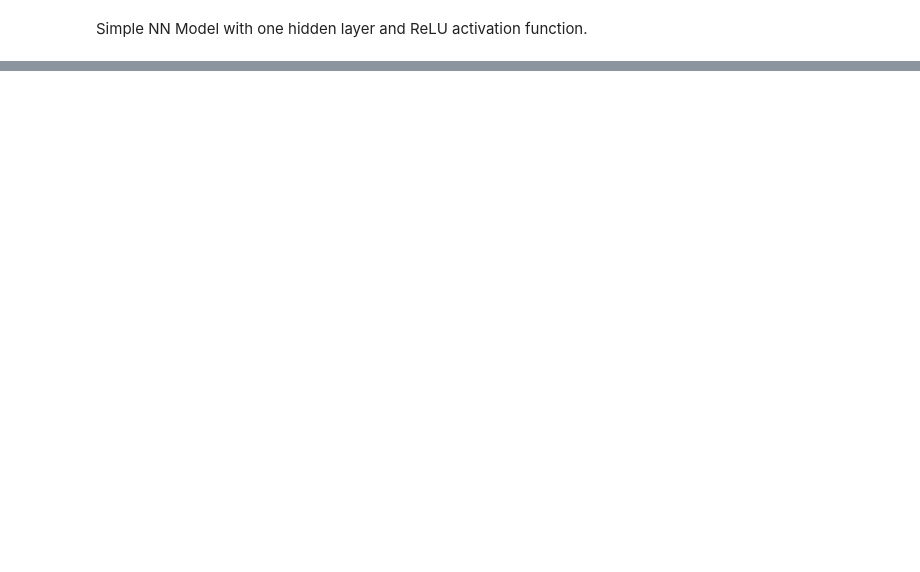
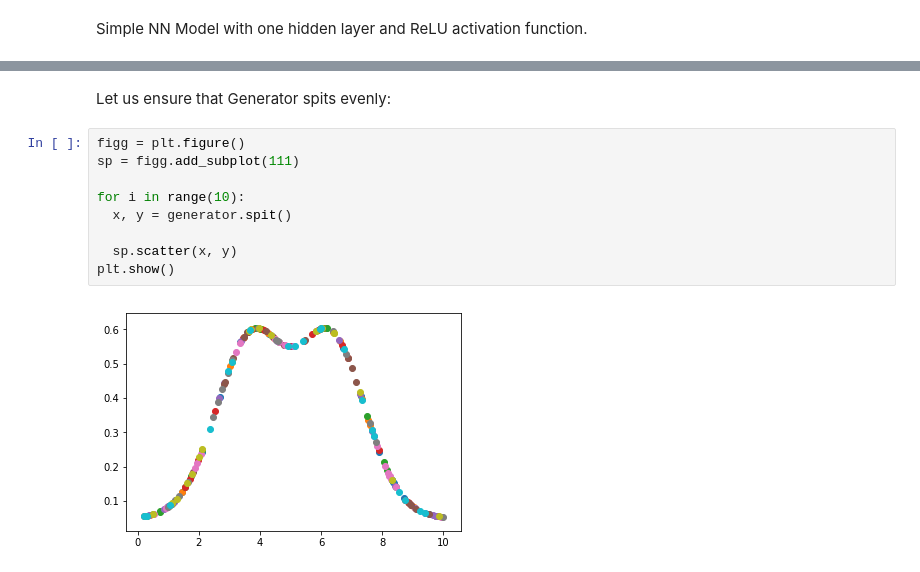
Before and after one commit to gafrom/udacity-deep_learning, a Jupyter notebook: hightime.ipynb, the cells around one changed output, grey strips where cells are left out. Cells and saved outputs as stored; diff of their text form; blank space fills up the shorter version.

```diff
--- a/hightime.ipynb
+++ b/hightime.ipynb
@@ -209,0 +217,13 @@ plt.show()
+# %% [markdown]
+Let us ensure that Generator spits evenly:
+# %%
+figg = plt.figure()
+sp = figg.add_subplot(111)
+
+for i in range(10):
+  x, y = generator.spit()
+
+  sp.scatter(x, y)
+plt.show()
+# %% [output]
+[figure, added]
```
Also changed, not shown: parts of 4 cells of this notebook.
